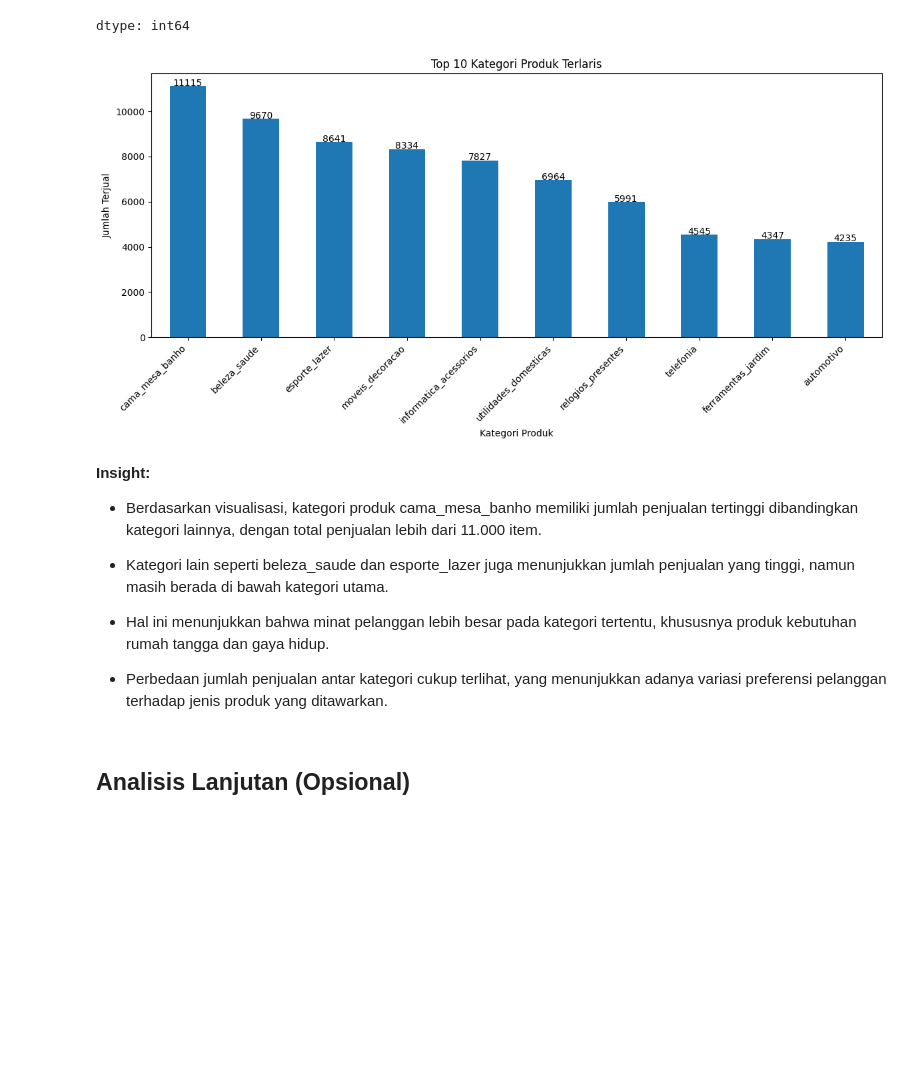
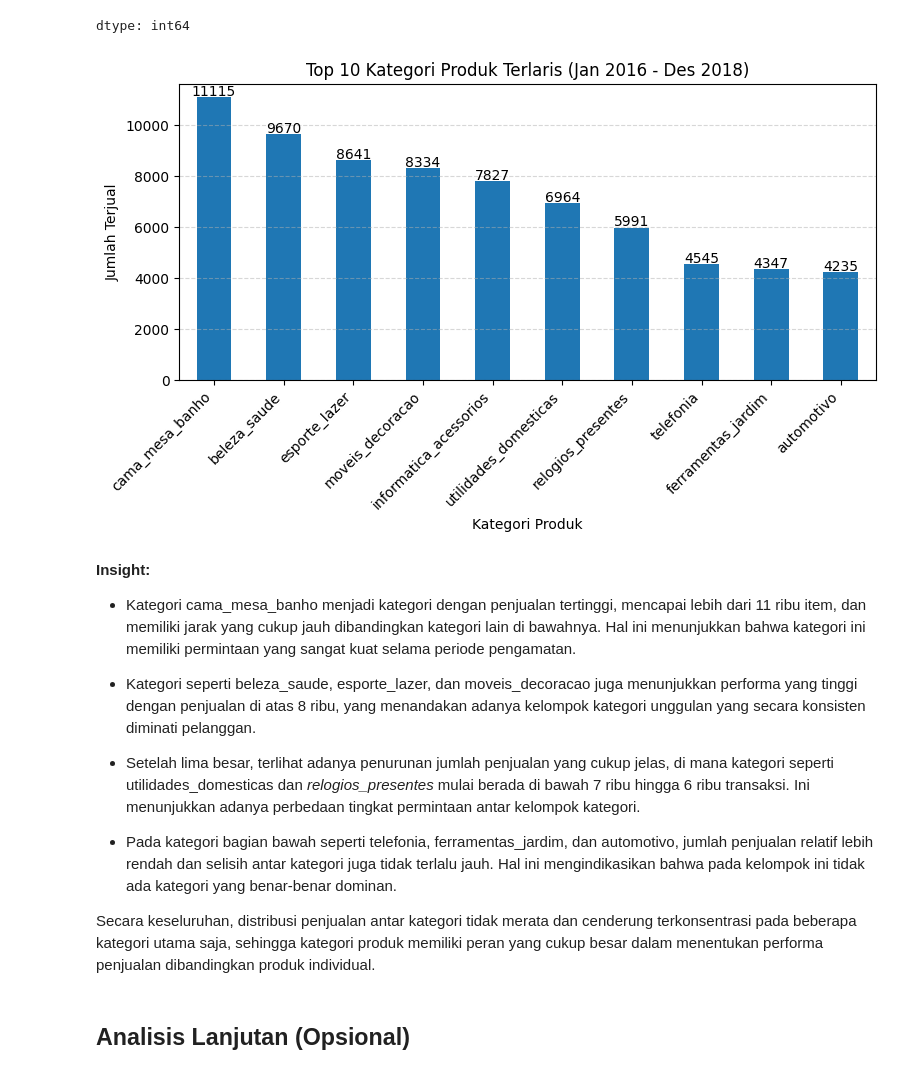
Before and after one commit to dafaalvian17-commits/dashboard-e-commerce, a Jupyter notebook: Submission_Proyek_Analisis_Data.ipynb, the cells around one changed output. Cells and saved outputs as stored; diff of their text form; code cells hidden in the pictures; blank space fills up the shorter version.

```diff
--- a/Submission_Proyek_Analisis_Data.ipynb
+++ b/Submission_Proyek_Analisis_Data.ipynb
@@ -593,18 +627,21 @@ top_products
 | 3dd2a17168ec895c781a9191c1e95ad7 | 274 |
 dtype: int64
 # %%
-plt.figure(figsize=(12,6))
+plt.figure(figsize=(9,6))
 
 bars = plt.bar(top_products.index, top_products.values)
 
-plt.title('Top 10 Produk dengan Penjualan Terbanyak')
+plt.title('Top 10 Produk Terlaris (Jan 2016 - Des 2018)')
 plt.xlabel('Product ID')
 plt.ylabel('Jumlah Terjual')
 
 plt.xticks(rotation=45, ha='right')
+plt.grid(axis='y', linestyle='--', alpha=0.5)
 
-for i, v in enumerate(top_products.values):
-    plt.text(i, v + 5, str(v), ha='center')
+plt.ylim(0, max(top_products.values) + 50)
+
+for i in range(len(top_products)):
+    plt.text(i, top_products.values[i] + 10, int(top_products.values[i]), ha='center')
 
 plt.tight_layout()
 plt.show()
@@ -690,18 +725,22 @@ top_customers
 | f0e310a6839dce9de1638e0fe5ab282a | 5 |
 dtype: int64
 # %%
-plt.figure(figsize=(12,6))
+plt.figure(figsize=(9,6))
 
-bars = top_customers.plot(kind='bar')
+top_customers.plot(kind='bar')
 
-plt.title('Top 10 Pelanggan dengan Transaksi Terbanyak')
+plt.title('Top 10 Pelanggan dengan Transaksi Terbanyak (Jan 2016 - Des 2018)')
 plt.xlabel('Customer Unique ID')
 plt.ylabel('Jumlah Transaksi')
 
 plt.xticks(rotation=45, ha='right')
 
+plt.ylim(0, max(top_customers.values) + 2)
+
 for i, v in enumerate(top_customers.values):
-    plt.text(i, v + 0.2, str(v), ha='center')
+    plt.text(i, v + 0.5, str(v), ha='center')
+
+plt.grid(axis='y', linestyle='--', alpha=0.5)
 
 plt.tight_layout()
 plt.show()
@@ -740,32 +780,39 @@ dtype: int64
 # %%
 import matplotlib.pyplot as plt
 
-plt.figure(figsize=(12,6))
+plt.figure(figsize=(8,5))
 
-bars = top_categories.plot(kind='bar')
+top_categories.plot(kind='bar')
 
-plt.title('Top 10 Kategori Produk Terlaris')
+plt.title('Top 10 Kategori Produk Terlaris (Jan 2016 - Des 2018)')
 plt.xlabel('Kategori Produk')
 plt.ylabel('Jumlah Terjual')
 
 plt.xticks(rotation=45, ha='right')
 
+plt.ylim(0, max(top_categories.values) + 500)
+
 for i, v in enumerate(top_categories.values):
-    plt.text(i, v + 10, str(v), ha='center')
+    plt.text(i, v + 50, str(v), ha='center')
+
+plt.grid(axis='y', linestyle='--', alpha=0.5)
 
 plt.tight_layout()
 plt.show()
 # %% [output]
-[figure, old version]
+[figure, new version]
-# %% [markdown]
-**Insight:**
-- Berdasarkan visualisasi, kategori produk cama_mesa_banho memiliki jumlah penjualan tertinggi dibandingkan kategori lainnya, dengan total penjualan lebih dari 11.000 item.
-
-- Kategori lain seperti beleza_saude dan esporte_lazer juga menunjukkan jumlah penjualan yang tinggi, namun masih berada di bawah kategori utama.
-
-- Hal ini menunjukkan bahwa minat pelanggan lebih besar pada kategori tertentu, khususnya produk kebutuhan rumah tangga dan gaya hidup.
-
-- Perbedaan jumlah penjualan antar kategori cukup terlihat, yang menunjukkan adanya variasi preferensi pelanggan terhadap jenis produk yang ditawarkan.
+# %% [markdown]
+**Insight:**
+
+- Kategori cama_mesa_banho menjadi kategori dengan penjualan tertinggi, mencapai lebih dari 11 ribu item, dan memiliki jarak yang cukup jauh dibandingkan kategori lain di bawahnya. Hal ini menunjukkan bahwa kategori ini memiliki permintaan yang sangat kuat selama periode pengamatan.
+
+- Kategori seperti beleza_saude, esporte_lazer, dan moveis_decoracao juga menunjukkan performa yang tinggi dengan penjualan di atas 8 ribu, yang menandakan adanya kelompok kategori unggulan yang secara konsisten diminati pelanggan.
+
+- Setelah lima besar, terlihat adanya penurunan jumlah penjualan yang cukup jelas, di mana kategori seperti utilidades_domesticas dan *relogios_presentes* mulai berada di bawah 7 ribu hingga 6 ribu transaksi. Ini menunjukkan adanya perbedaan tingkat permintaan antar kelompok kategori.
+
+- Pada kategori bagian bawah seperti telefonia, ferramentas_jardim, dan automotivo, jumlah penjualan relatif lebih rendah dan selisih antar kategori juga tidak terlalu jauh. Hal ini mengindikasikan bahwa pada kelompok ini tidak ada kategori yang benar-benar dominan.
+
+Secara keseluruhan, distribusi penjualan antar kategori tidak merata dan cenderung terkonsentrasi pada beberapa kategori utama saja, sehingga kategori produk memiliki peran yang cukup besar dalam menentukan performa penjualan dibandingkan produk individual.
 # %% [markdown]
 ## Analisis Lanjutan (Opsional)
 # %%
```
Also changed, not shown: parts of 36 cells of this notebook, 3 other files.
